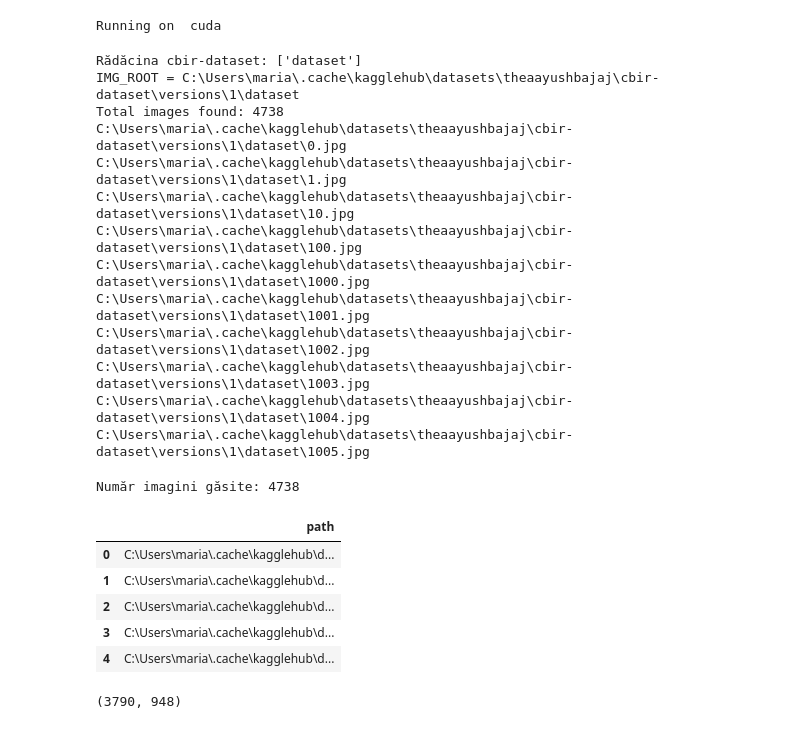
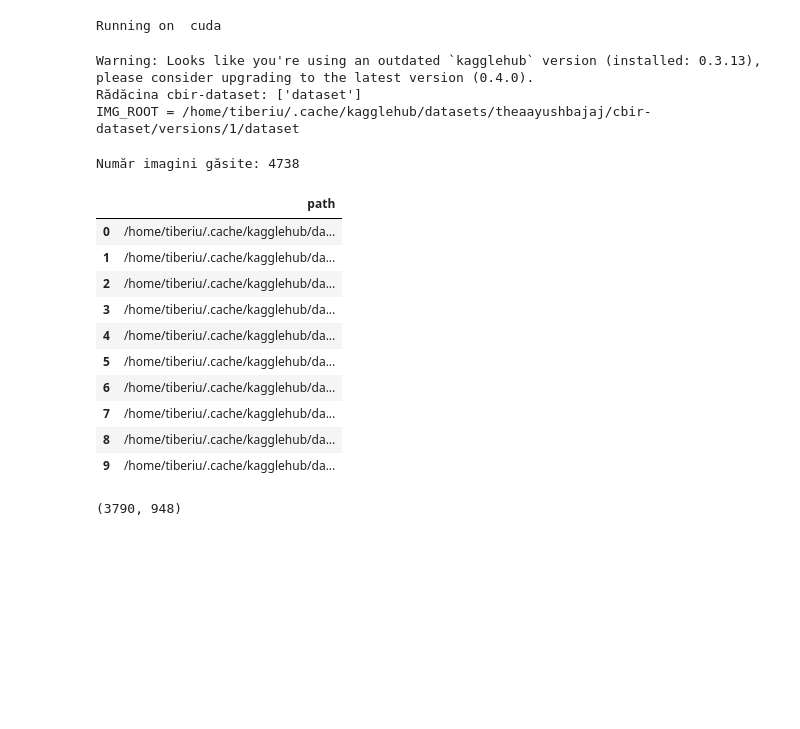
Before and after one commit to MarianS29/Similar-Images-Recognition, a Jupyter notebook: main.ipynb, the cells around one changed output. Saved outputs shown, nothing was run; the diff lists cells and outputs as text; code cells hidden in the pictures; blank space fills up the shorter version.

```diff
--- a/main.ipynb
+++ b/main.ipynb
@@ -39,49 +39,36 @@ DATA_ROOT = Path(path)
 
 print("Rădăcina cbir-dataset:", os.listdir(DATA_ROOT))
 
-# Now you can use the '/' operator for joining paths (pathlib syntax)
+# sintaxă pathlib pentru concatenarea căilor
 IMG_ROOT = DATA_ROOT / "dataset"
 print("IMG_ROOT =", IMG_ROOT)
-
-# Now .glob() works because IMG_ROOT is a Path object
-jpg_files = list(IMG_ROOT.glob("*.jpg"))
-print(f"Total images found: {len(jpg_files)}")
-
-# primele câteva fișiere
-for p in jpg_files[:10]:
-    print(p)
 # %% [output]
+Warning: Looks like you're using an outdated `kagglehub` version (installed: 0.3.13), please consider upgrading to the latest version (0.4.0).
 Rădăcina cbir-dataset: ['dataset']
-IMG_ROOT = C:\Users\maria\.cache\kagglehub\datasets\theaayushbajaj\cbir-dataset\versions\1\dataset
-Total images found: 4738
-C:\Users\maria\.cache\kagglehub\datasets\theaayushbajaj\cbir-dataset\versions\1\dataset\0.jpg
-C:\Users\maria\.cache\kagglehub\datasets\theaayushbajaj\cbir-dataset\versions\1\dataset\1.jpg
-C:\Users\maria\.cache\kagglehub\datasets\theaayushbajaj\cbir-dataset\versions\1\dataset\10.jpg
-C:\Users\maria\.cache\kagglehub\datasets\theaayushbajaj\cbir-dataset\versions\1\dataset\100.jpg
-C:\Users\maria\.cache\kagglehub\datasets\theaayushbajaj\cbir-dataset\versions\1\dataset\1000.jpg
-C:\Users\maria\.cache\kagglehub\datasets\theaayushbajaj\cbir-dataset\versions\1\dataset\1001.jpg
-C:\Users\maria\.cache\kagglehub\datasets\theaayushbajaj\cbir-dataset\versions\1\dataset\1002.jpg
-C:\Users\maria\.cache\kagglehub\datasets\theaayushbajaj\cbir-dataset\versions\1\dataset\1003.jpg
-C:\Users\maria\.cache\kagglehub\datasets\theaayushbajaj\cbir-dataset\versions\1\dataset\1004.jpg
-C:\Users\maria\.cache\kagglehub\datasets\theaayushbajaj\cbir-dataset\versions\1\dataset\1005.jpg
+IMG_ROOT = /home/tiberiu/.cache/kagglehub/datasets/theaayushbajaj/cbir-dataset/versions/1/dataset
 # %%
 # ============================================================
 # Cell 3 – DataFrame cu căi de imagini (fără label-uri)
 # ============================================================
 
 image_paths = sorted(IMG_ROOT.glob("*.jpg"))
 print("Număr imagini găsite:", len(image_paths))
 
 df = pd.DataFrame({"path": image_paths})
-df.head()
+df.head(10)
 # %% [output]
 Număr imagini găsite: 4738
 |  | path |
-| 0 | C:\Users\maria\.cache\kagglehub\d... |
-| 1 | C:\Users\maria\.cache\kagglehub\d... |
-| 2 | C:\Users\maria\.cache\kagglehub\d... |
-| 3 | C:\Users\maria\.cache\kagglehub\d... |
-| 4 | C:\Users\maria\.cache\kagglehub\d... |
+| 0 | /home/tiberiu/.cache/kagglehub/da... |
+| 1 | /home/tiberiu/.cache/kagglehub/da... |
+| 2 | /home/tiberiu/.cache/kagglehub/da... |
+| 3 | /home/tiberiu/.cache/kagglehub/da... |
+| 4 | /home/tiberiu/.cache/kagglehub/da... |
+| 5 | /home/tiberiu/.cache/kagglehub/da... |
+| 6 | /home/tiberiu/.cache/kagglehub/da... |
+| 7 | /home/tiberiu/.cache/kagglehub/da... |
+| 8 | /home/tiberiu/.cache/kagglehub/da... |
+| 9 | /home/tiberiu/.cache/kagglehub/da... |
 # %%
 # ============================================================
 # Cell 4 – Împărțire train / val
```
Also changed, not shown: parts of 3 cells of this notebook, 2 other files.
